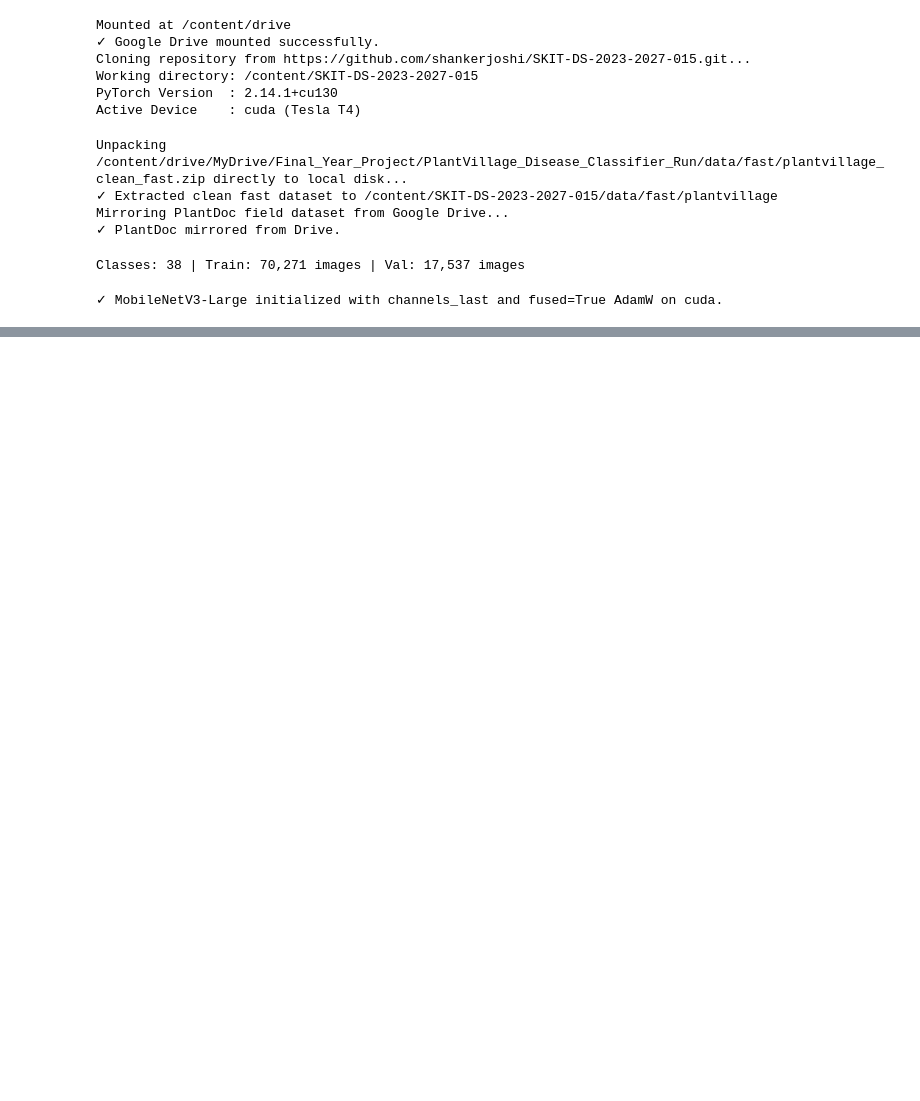
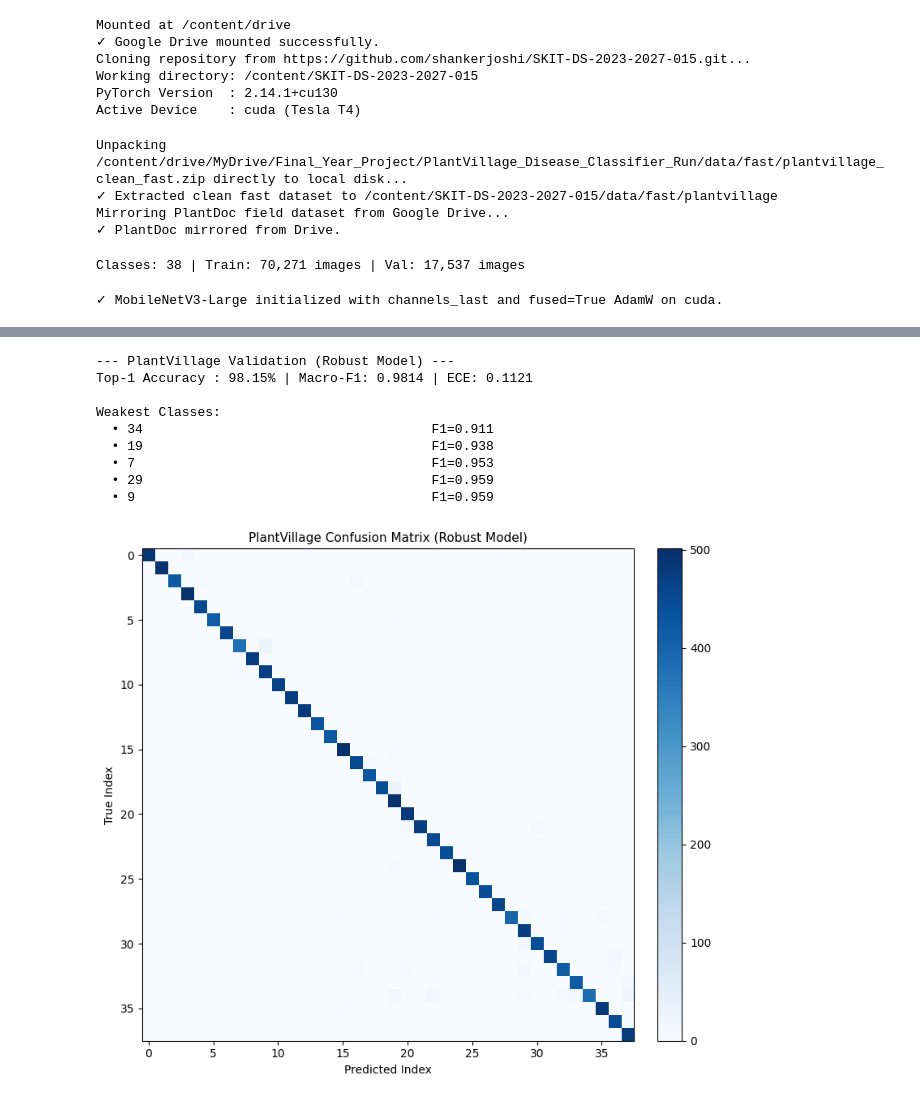
Before and after one commit to shankerjoshi/SKIT-DS-2023-2027-015, a Jupyter notebook: 02_2_train_disease.ipynb, the cells around one changed output, grey strips where cells are left out. Drawn from its saved outputs; the diff is of its cells as text; code cells hidden in the pictures; blank space fills up the shorter version.

```diff
--- a/02_2_train_disease.ipynb
+++ b/02_2_train_disease.ipynb
@@ -332,9 +341,15 @@ if IN_COLAB and DRIVE_RUN_DIR.exists():
 # %%
-# @title Cell 7: Dual-Domain Evaluation (Compact 8x7 Confusion Matrix)
+# @title Cell 7: Dual-Domain Evaluation (Updated torch.load)
 from sklearn.metrics import classification_report, confusion_matrix
+import matplotlib.pyplot as plt
+import numpy as np
+import torch
+from torchvision.datasets import ImageFolder
+from torch.utils.data import DataLoader
 
 def evaluate_model(model_path, dataset_path, title="Evaluation"):
-    ckpt = torch.load(model_path, map_location=device)
+    # Set weights_only=False to allow loading NumPy scalars in the checkpoint dict
+    ckpt = torch.load(model_path, map_location=device, weights_only=False)
     eval_m = build_disease_model(num_classes=NUM_CLASSES, pretrained=False).to(device)
     eval_m.load_state_dict(ckpt["model_state_dict"])
     eval_m.eval()
@@ -365,33 +380,44 @@ def evaluate_model(model_path, dataset_path, title="Evaluation"):
                      np.mean(confidences[(confidences > bins[i]) & (confidences <= bins[i+1])])) *
               np.mean((confidences > bins[i]) & (confidences <= bins[i+1]))
               for i in range(len(bins)-1) if np.mean((confidences > bins[i]) & (confidences <= bins[i+1])) > 0)
 
     print(f"\n--- {title} ---")
     print(f"Top-1 Accuracy : {acc:.2f}% | Macro-F1: {macro_f1:.4f} | ECE: {ece:.4f}")
 
     # Weakest classes breakdown
     class_f1s = [(k, v["f1-score"]) for k, v in report.items() if k not in ["accuracy", "macro avg", "weighted avg"]]
     print("\nWeakest Classes:")
     for c_name, f1 in sorted(class_f1s, key=lambda x: x[1])[:5]:
         print(f"  • {c_name:<38s} F1={f1:.3f}")
 
     return all_targets, all_preds, acc, macro_f1, ece
 
 pv_targets, pv_preds, pv_acc, pv_f1, pv_ece = evaluate_model(
     BEST_MODEL_PATH, val_dir, title="PlantVillage Validation (Robust Model)"
 )
 
 # Reduced figure size confusion matrix
 cm_pv = confusion_matrix(pv_targets, pv_preds)
 fig, ax = plt.subplots(figsize=(8, 7))
 im = ax.imshow(cm_pv, cmap="Blues", interpolation="nearest")
 ax.set_xlabel("Predicted Index", fontsize=10); ax.set_ylabel("True Index", fontsize=10)
 ax.set_title("PlantVillage Confusion Matrix (Robust Model)", fontsize=11)
 plt.colorbar(im, fraction=0.046, pad=0.04)
 plt.tight_layout()
 cm_path = RUNS_DIR / "cm_plantvillage_robust.png"
 plt.savefig(cm_path, dpi=120)
 plt.show()
+# %% [output]
+--- PlantVillage Validation (Robust Model) ---
+Top-1 Accuracy : 98.15% | Macro-F1: 0.9814 | ECE: 0.1121
+
+Weakest Classes:
+  • 34                                     F1=0.911
+  • 19                                     F1=0.938
+  • 7                                      F1=0.953
+  • 29                                     F1=0.959
+  • 9                                      F1=0.959
+[figure, added]
 # %%
 # @title Cell 8: Explainability Audit (Grad-CAM Attention Panel)
 import cv2
```
Also changed, not shown: parts of 7 cells of this notebook.
